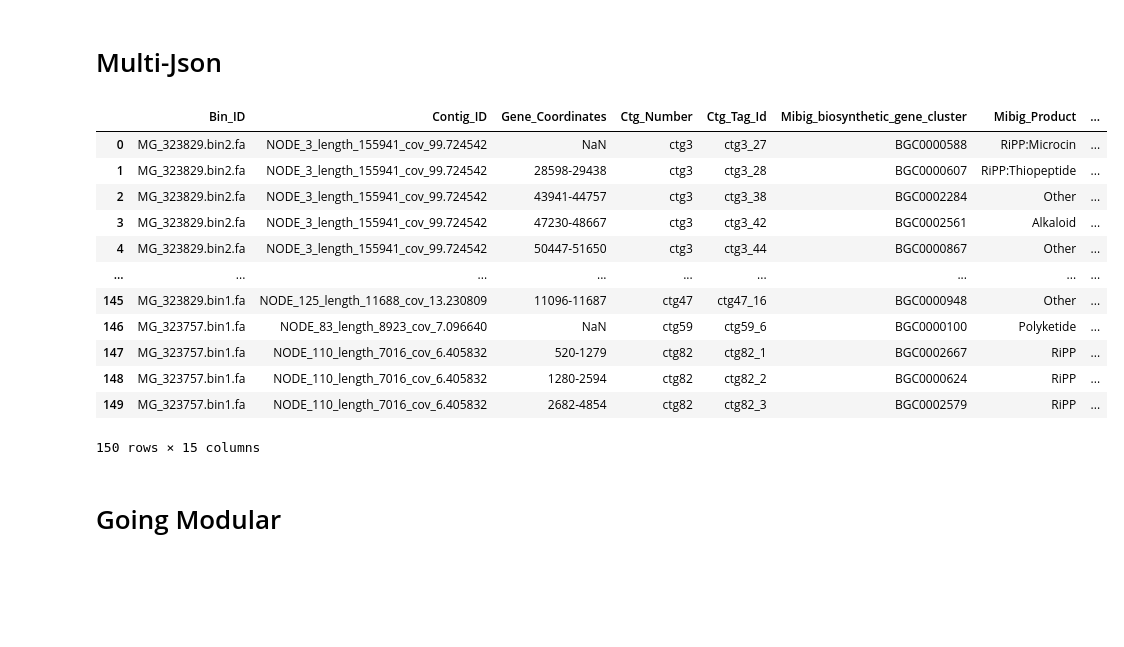
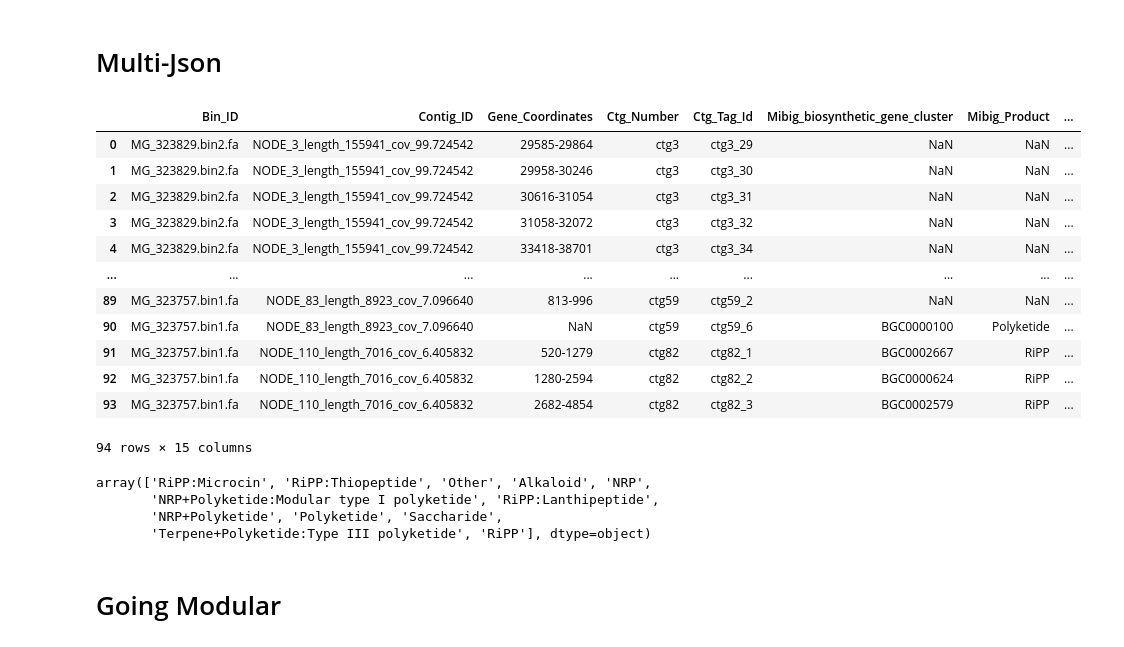
Before and after one commit to b-temu/extract, a Jupyter notebook: multi-extract.ipynb, the cells around one changed output. Drawn from its saved outputs; the diff is of its cells as text; code cells hidden in the pictures; blank space fills up the shorter version.

```diff
--- a/multi-extract.ipynb
+++ b/multi-extract.ipynb
@@ -123,18 +162,26 @@ def process_files(file_paths):
 process_files(list_dir)
 # %%
 import pandas as pd
-pd.read_csv("./comb_output.csv")
+dataframe = pd.read_csv("./comb_output.csv")
+dataframe.head(100)
 # %% [output]
 |  | Bin_ID | Contig_ID | Gene_Coordinates | Ctg_Number | Ctg_Tag_Id | Mibig_biosynthetic_gene_cluster | Mibig_Product | ... |
-| 0 | MG_323829.bin2.fa | NODE_3_length_155941_cov_99.724542 | NaN | ctg3 | ctg3_27 | BGC0000588 | RiPP:Microcin | ... |
-| 1 | MG_323829.bin2.fa | NODE_3_length_155941_cov_99.724542 | 28598-29438 | ctg3 | ctg3_28 | BGC0000607 | RiPP:Thiopeptide | ... |
-| 2 | MG_323829.bin2.fa | NODE_3_length_155941_cov_99.724542 | 43941-44757 | ctg3 | ctg3_38 | BGC0002284 | Other | ... |
-| 3 | MG_323829.bin2.fa | NODE_3_length_155941_cov_99.724542 | 47230-48667 | ctg3 | ctg3_42 | BGC0002561 | Alkaloid | ... |
-| 4 | MG_323829.bin2.fa | NODE_3_length_155941_cov_99.724542 | 50447-51650 | ctg3 | ctg3_44 | BGC0000867 | Other | ... |
+| 0 | MG_323829.bin2.fa | NODE_3_length_155941_cov_99.724542 | 29585-29864 | ctg3 | ctg3_29 | NaN | NaN | ... |
+| 1 | MG_323829.bin2.fa | NODE_3_length_155941_cov_99.724542 | 29958-30246 | ctg3 | ctg3_30 | NaN | NaN | ... |
+| 2 | MG_323829.bin2.fa | NODE_3_length_155941_cov_99.724542 | 30616-31054 | ctg3 | ctg3_31 | NaN | NaN | ... |
+| 3 | MG_323829.bin2.fa | NODE_3_length_155941_cov_99.724542 | 31058-32072 | ctg3 | ctg3_32 | NaN | NaN | ... |
+| 4 | MG_323829.bin2.fa | NODE_3_length_155941_cov_99.724542 | 33418-38701 | ctg3 | ctg3_34 | NaN | NaN | ... |
 | ... | ... | ... | ... | ... | ... | ... | ... | ... |
-| 145 | MG_323829.bin1.fa | NODE_125_length_11688_cov_13.230809 | 11096-11687 | ctg47 | ctg47_16 | BGC0000948 | Other | ... |
-| 146 | MG_323757.bin1.fa | NODE_83_length_8923_cov_7.096640 | NaN | ctg59 | ctg59_6 | BGC0000100 | Polyketide | ... |
-| 147 | MG_323757.bin1.fa | NODE_110_length_7016_cov_6.405832 | 520-1279 | ctg82 | ctg82_1 | BGC0002667 | RiPP | ... |
-| 148 | MG_323757.bin1.fa | NODE_110_length_7016_cov_6.405832 | 1280-2594 | ctg82 | ctg82_2 | BGC0000624 | RiPP | ... |
-| 149 | MG_323757.bin1.fa | NODE_110_length_7016_cov_6.405832 | 2682-4854 | ctg82 | ctg82_3 | BGC0002579 | RiPP | ... |
+| 89 | MG_323757.bin1.fa | NODE_83_length_8923_cov_7.096640 | 813-996 | ctg59 | ctg59_2 | NaN | NaN | ... |
+| 90 | MG_323757.bin1.fa | NODE_83_length_8923_cov_7.096640 | NaN | ctg59 | ctg59_6 | BGC0000100 | Polyketide | ... |
+| 91 | MG_323757.bin1.fa | NODE_110_length_7016_cov_6.405832 | 520-1279 | ctg82 | ctg82_1 | BGC0002667 | RiPP | ... |
+| 92 | MG_323757.bin1.fa | NODE_110_length_7016_cov_6.405832 | 1280-2594 | ctg82 | ctg82_2 | BGC0000624 | RiPP | ... |
+| 93 | MG_323757.bin1.fa | NODE_110_length_7016_cov_6.405832 | 2682-4854 | ctg82 | ctg82_3 | BGC0002579 | RiPP | ... |
-150 rows × 15 columns
+94 rows × 15 columns
+# %%
+dataframe["Mibig_Product"].unique()
+# %% [output]
+array(['RiPP:Microcin', 'RiPP:Thiopeptide', 'Other', 'Alkaloid', 'NRP',
+       'NRP+Polyketide:Modular type I polyketide', 'RiPP:Lanthipeptide',
+       'NRP+Polyketide', 'Polyketide', 'Saccharide',
+       'Terpene+Polyketide:Type III polyketide', 'RiPP'], dtype=object)
```
Also changed, not shown: parts of 11 cells of this notebook, 10 other files.
